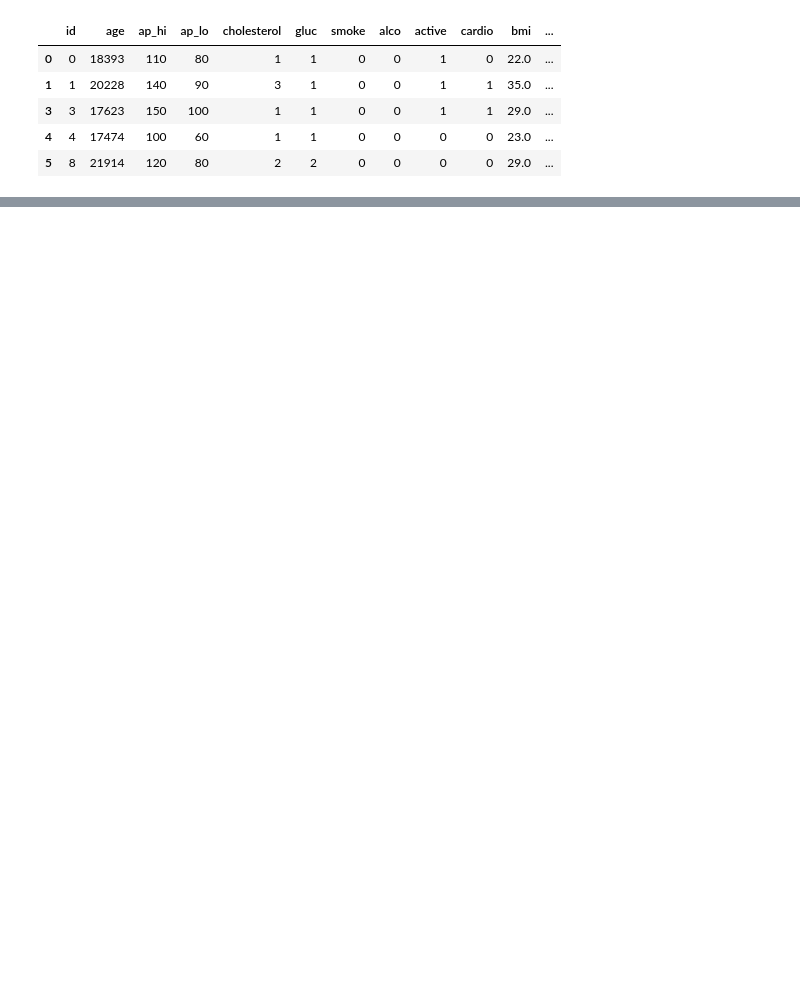
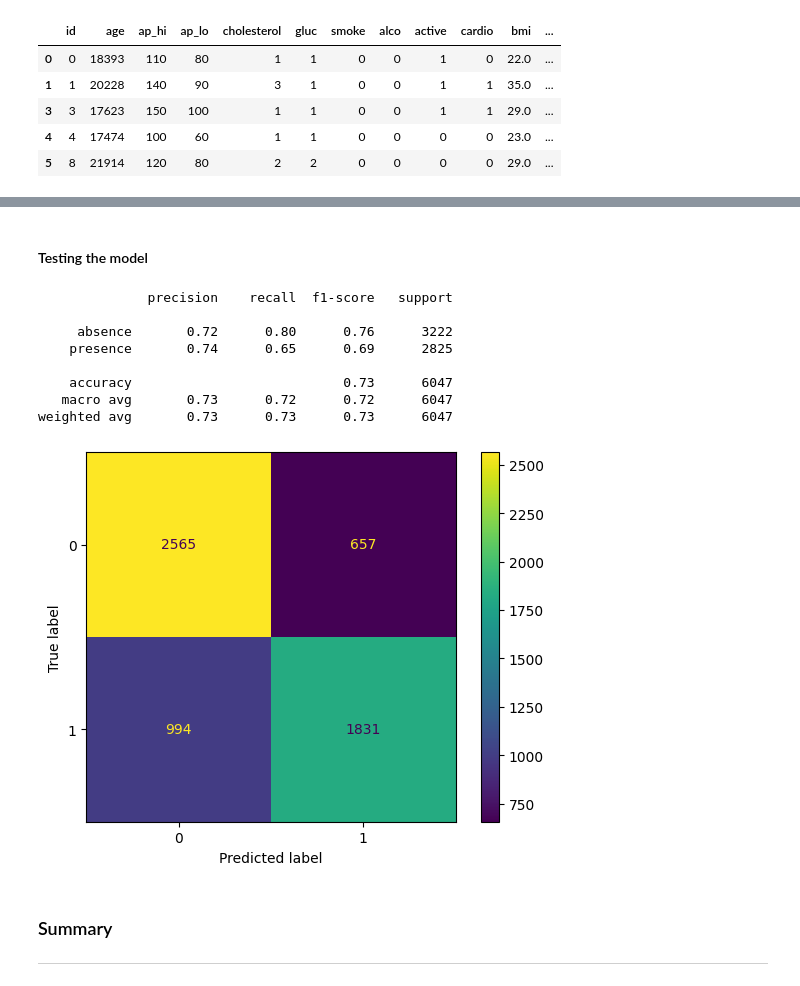
Before and after one commit to KatjaParak/Machine-learning, a Jupyter notebook: report.ipynb, the cells around one changed output, grey strips where cells are left out. Saved outputs shown, nothing was run; the diff lists cells and outputs as text; code cells hidden in the pictures; blank space fills up the shorter version.

```diff
--- a/report.ipynb
+++ b/report.ipynb
@@ -201,0 +208,17 @@ weighted avg       0.71      0.71      0.71      6047
+# %% [markdown]
+#### Testing the model
+# %%
+ms.test_model(model=ms.voting_class())
+# %% [output]
+              precision    recall  f1-score   support
+
+     absence       0.72      0.80      0.76      3222
+    presence       0.74      0.65      0.69      2825
+
+    accuracy                           0.73      6047
+   macro avg       0.73      0.72      0.72      6047
+weighted avg       0.73      0.73      0.73      6047
+[figure, added]
+# %% [markdown]
+### Summary
+-------------------------------------------------------------------------------------------------------------------------------------------------------------
```
Also changed, not shown: parts of 11 cells of this notebook.
